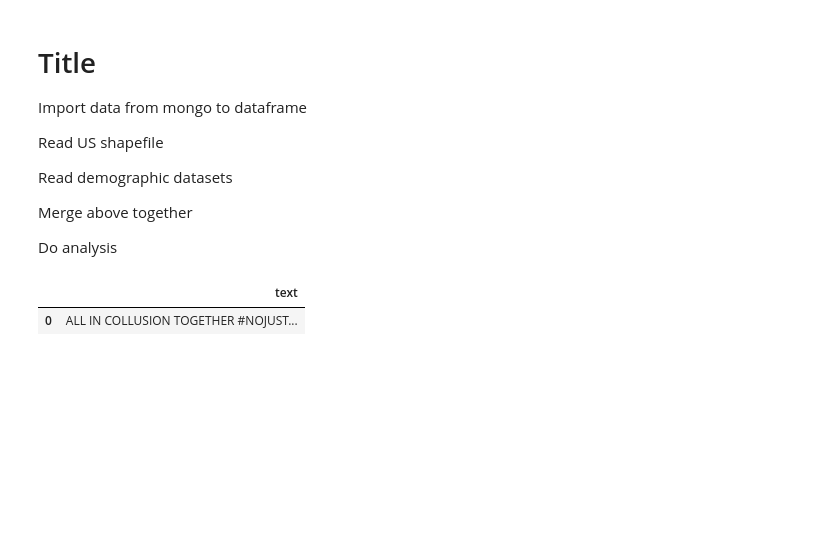
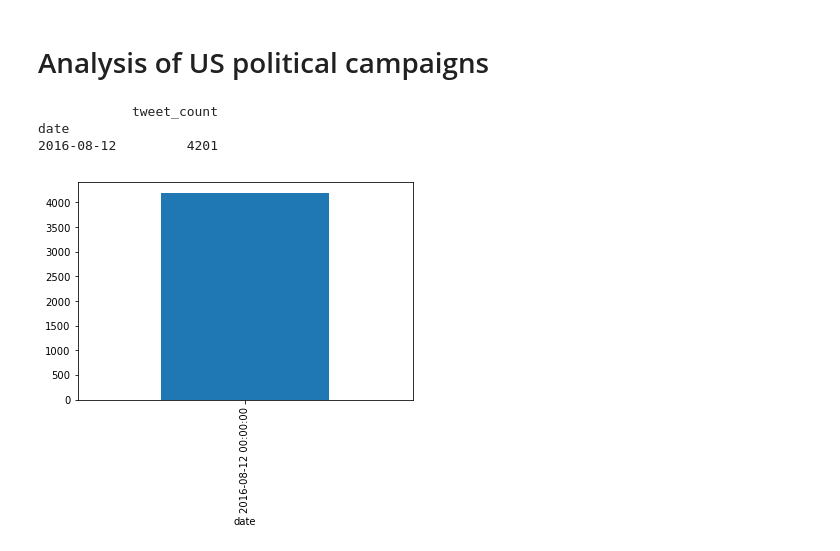
Before and after one commit to WouterBerkhout/super-duper-train, a Jupyter notebook: Analysis.ipynb, the cells around one changed output. Saved outputs shown, nothing was run; the diff lists cells and outputs as text; code cells hidden in the pictures; blank space fills up the shorter version.

```diff
--- a/Analysis.ipynb
+++ b/Analysis.ipynb
@@ -1,15 +1,5 @@
-# %% [markdown]
-# Title
-
-Import data from mongo to dataframe
-
-Read US shapefile
-
-Read demographic datasets
-
-Merge above together
-
-Do analysis
+# %% [markdown]
+# Analysis of US political campaigns
 # %%
 # Import all the libraries required
 import os
@@ -23,17 +13,0 @@ import config
-# %%
-# TODO read datasets here, maybe filter a bit
-
-# TODO read connection to pymongo
-client = MongoClient(config.mongoConnectionString)
-database = client[config.mongoDatabase]
-processed_collection = database['processed']
-
-tweets = processed_collection.find({})
-df_tweets = pd.DataFrame(list(tweets))
-
-# Reading geojson file
-#geoFile = 'Datasets\states.geojson'
-#world = gpd.read_file(geoFile)
-# %% [output]
-|  | text |
-| 0 | ALL IN COLLUSION TOGETHER #NOJUST... |
@@ -39,0 +26,14 @@ df_tweets = pd.DataFrame(list(tweets))
+# %%
+# Timeline of tweetcount
+
+df_tweets = tweets.groupby(by='date', as_index=True)[['datetime']].count()
+df_tweets.rename(columns = { 'datetime': 'tweet_count' }, inplace=True)
+
+print(df_tweets.head())
+df_tweets.plot(kind='bar', legend=False)
+plt.show()
+# %% [output]
+            tweet_count
+date
+2016-08-12         4201
+[figure, added]
```
Also changed, not shown: parts of 5 cells of this notebook, 1 other file.
